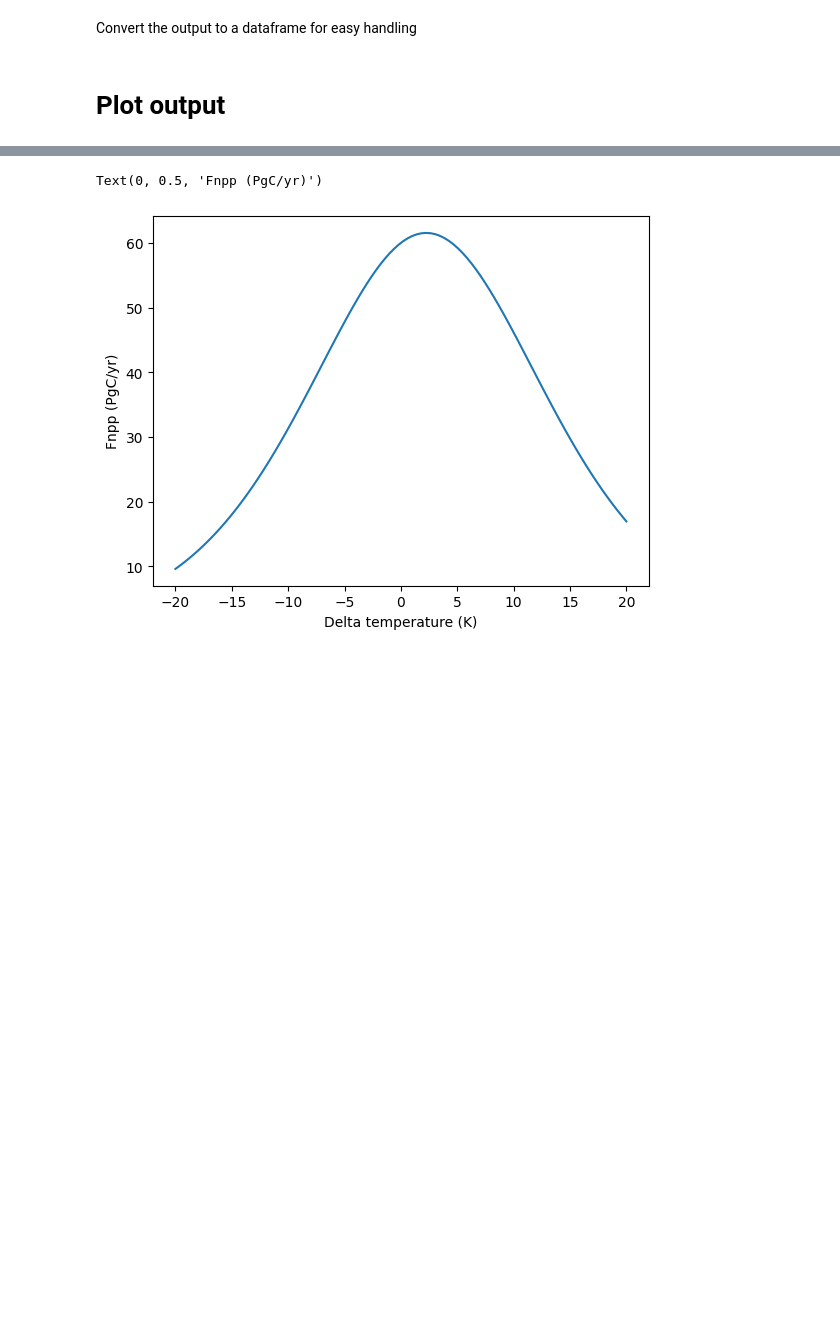
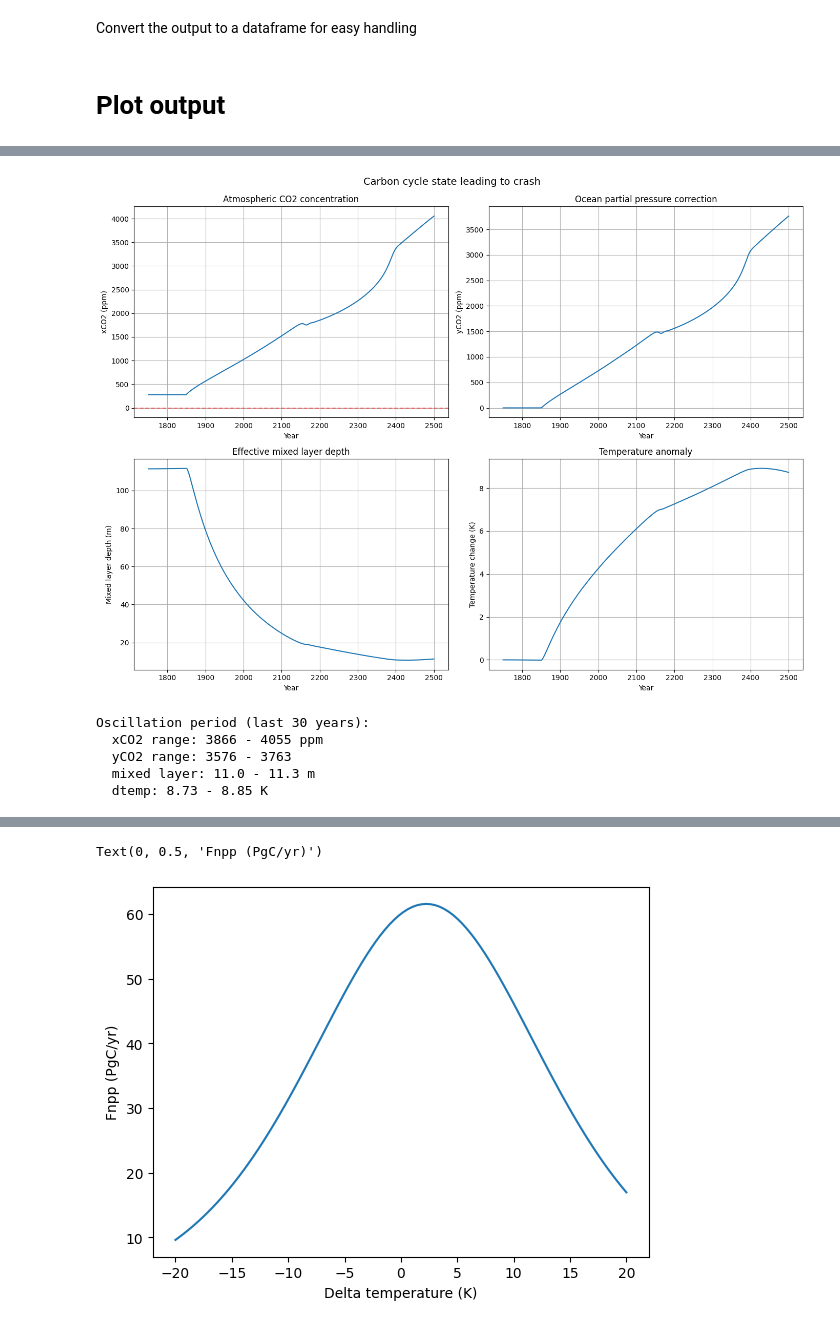
Before and after one commit to ciceroOslo/ciceroscm, a Jupyter notebook: notebooks/CSCM_example_directinput.ipynb, the cells around one changed output, grey strips where cells are left out. Saved outputs shown, nothing was run; the diff lists cells and outputs as text; code cells hidden in the pictures; blank space fills up the shorter version.

```diff
--- a/notebooks/CSCM_example_directinput.ipynb
+++ b/notebooks/CSCM_example_directinput.ipynb
@@ -254,0 +454,45 @@ import numpy as np
+# %%
+# Plot the trajectory leading to the crash
+fig, axs = plt.subplots(2, 2, figsize=(14, 10))
+
+log_df['year_offset'] = log_df['year'] - 1750
+
+axs[0,0].plot(log_df['year'], log_df['xCO2_after'])
+axs[0,0].set_ylabel('xCO2 (ppm)')
+axs[0,0].set_title('Atmospheric CO2 concentration')
+axs[0,0].axhline(y=0, color='r', linestyle='--', alpha=0.5)
+
+axs[0,1].plot(log_df['year'], log_df['yCO2_after'])
+axs[0,1].set_ylabel('yCO2 (ppm)')
+axs[0,1].set_title('Ocean partial pressure correction')
+
+axs[1,0].plot(log_df['year'], log_df['ml_depth'])
+axs[1,0].set_ylabel('Mixed layer depth (m)')
+axs[1,0].set_title('Effective mixed layer depth')
+
+axs[1,1].plot(log_df['year'], log_df['dtemp'])
+axs[1,1].set_ylabel('Temperature change (K)')
+axs[1,1].set_title('Temperature anomaly')
+
+for ax in axs.flat:
+    ax.grid(True)
+    ax.set_xlabel('Year')
+
+plt.tight_layout()
+plt.suptitle('Carbon cycle state leading to crash', y=1.02, fontsize=14)
+plt.show()
+
+# Zoom into the unstable period
+print("\nOscillation period (last 30 years):")
+tail = log_df.tail(30)
+print(f"  xCO2 range: {tail['xCO2_after'].min():.0f} - {tail['xCO2_after'].max():.0f} ppm")
+print(f"  yCO2 range: {tail['yCO2_after'].min():.0f} - {tail['yCO2_after'].max():.0f}")
+print(f"  mixed layer: {tail['ml_depth'].min():.1f} - {tail['ml_depth'].max():.1f} m")
+print(f"  dtemp: {tail['dtemp'].min():.2f} - {tail['dtemp'].max():.2f} K")
+# %% [output]
+[figure, added]
+Oscillation period (last 30 years):
+  xCO2 range: 3866 - 4055 ppm
+  yCO2 range: 3576 - 3763
+  mixed layer: 11.0 - 11.3 m
+  dtemp: 8.73 - 8.85 K
```
Also changed, not shown: parts of 17 cells of this notebook, 1 other file.
